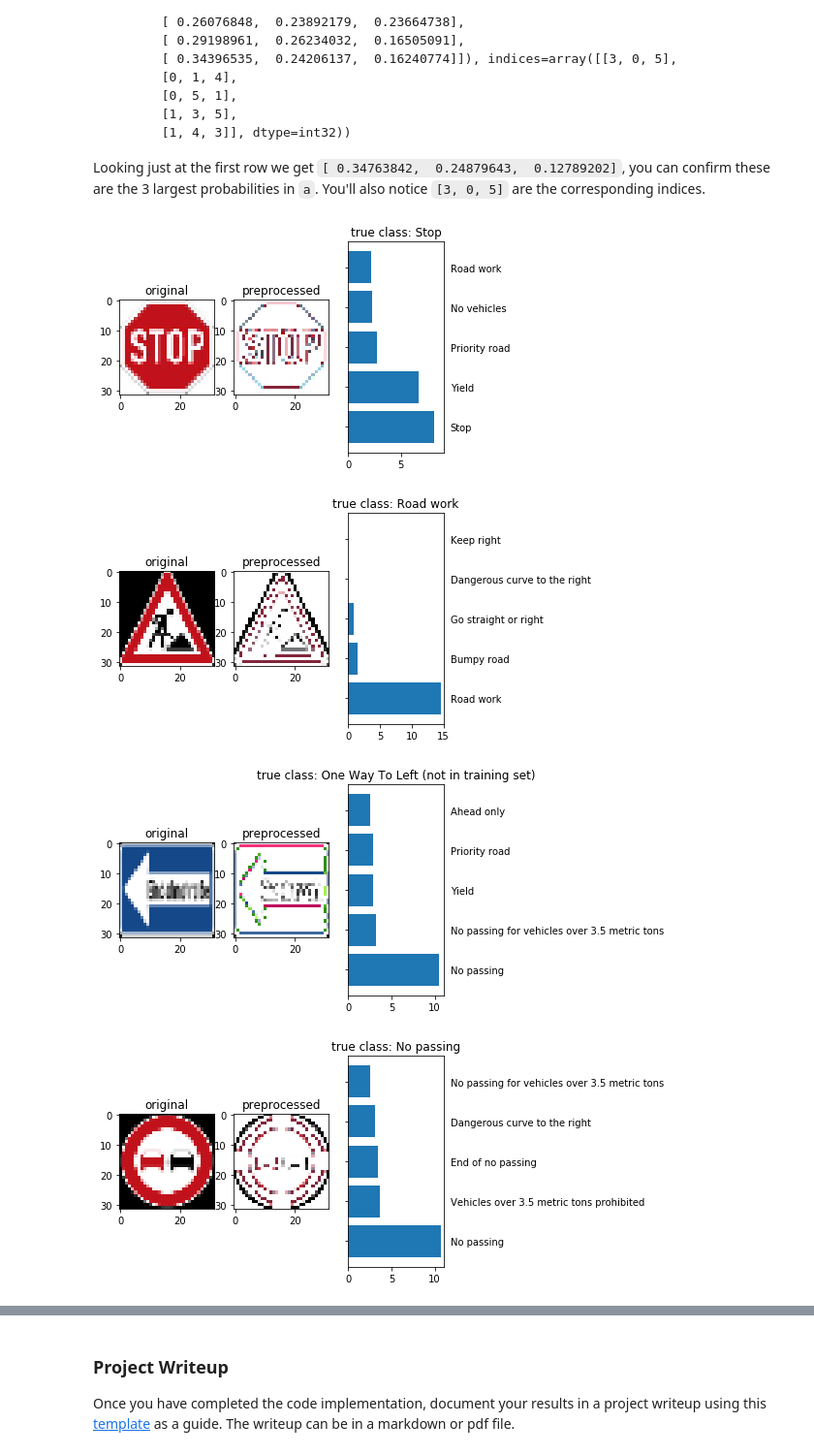
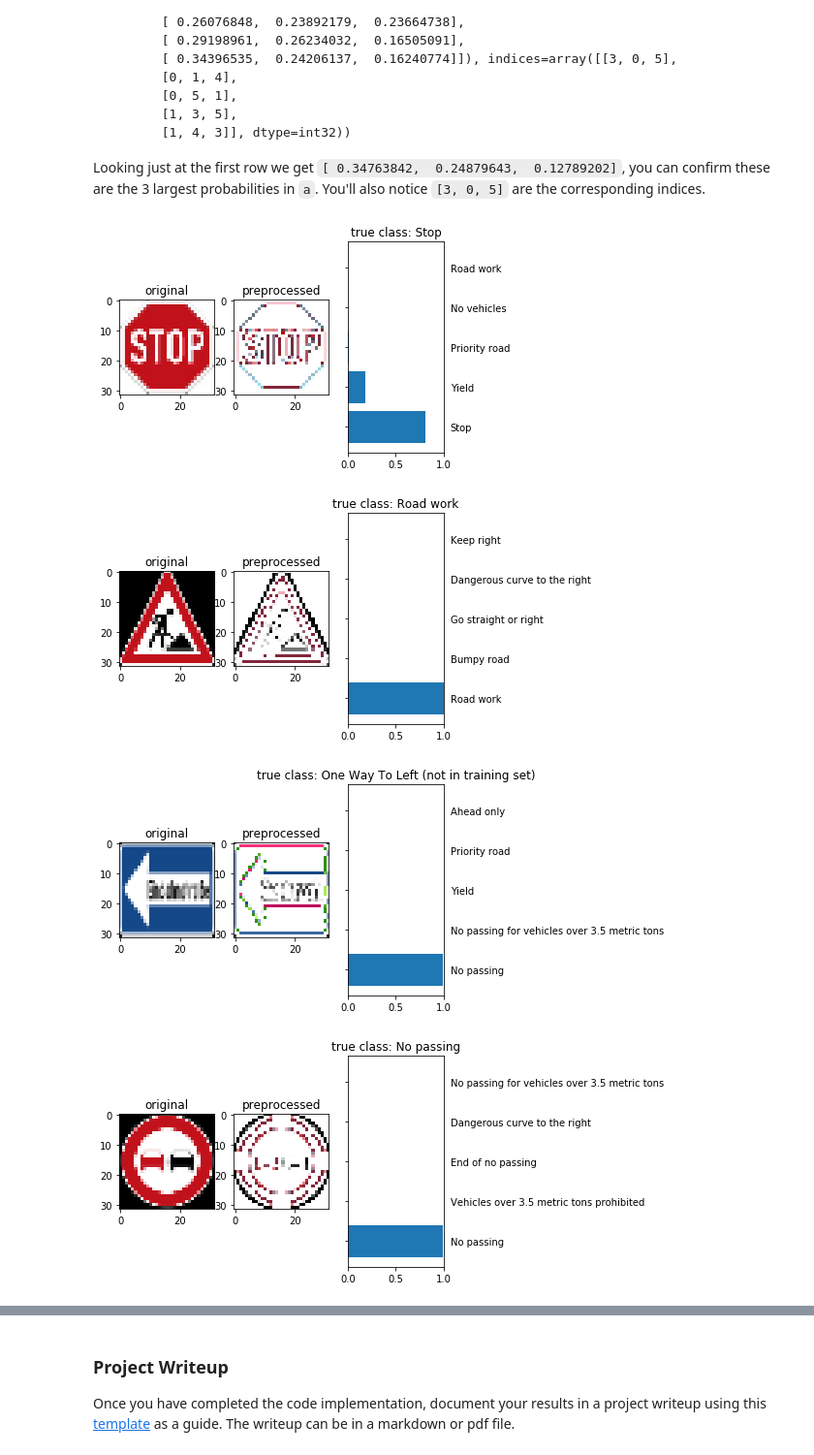
Before and after one commit to autohandle/TrafficSignClassifierProject, a Jupyter notebook: Traffic_Sign_Classifier.ipynb, the cells around one changed output, grey strips where cells are left out. Shown at 97% size. Saved outputs shown, nothing was run; the diff lists cells and outputs as text; code cells hidden in the pictures.

Commit message:
added softmax to top 5

```diff
--- a/Traffic_Sign_Classifier.ipynb
+++ b/Traffic_Sign_Classifier.ipynb
@@ -723,6 +767,19 @@ with tf.Session() as sess:
     #print("predictions:",predictions,", trueClass:",trueClass,", predicitions.type:", type(predictions))
     print("predictions:",predictions)
 print("predictions.indices:",predictions.indices,", predictions.indices.type:", type(predictions.indices),", predictions.indices.shape:", predictions.indices.shape)
+
+predictionSums=np.sum(predictions.values, axis=1).reshape((5,1))
+print("predictionSums:",predictionSums, ", predictionSums.shape:", predictionSums.shape)
+probabilities = predictions.values/predictionSums
+print("probabilities:",probabilities, ", probabilities.shape:", probabilities.shape)
+
+#def softmax(x):
+#    """Compute softmax values for each sets of scores in x."""
+#    e_x = np.exp(x - np.max(x))
+#    return e_x / e_x.sum(axis=0) # only difference
+
+probabilities = softmax(predictions.values, axis=1)
+print("probabilities:",probabilities, ", probabilities.shape:", probabilities.shape)
 # %% [output]
 rgbImage32x32Array.shape: (5, 32, 32, 3) , type: uint8
 NX_RgbImageList.shape: (5, 32, 32, 4) , type: float64
@@ -798,32 +855,34 @@ Looking just at the first row we get `[ 0.34763842,  0.24879643,  0.12789202]`,
 # %%
 ### Print out the top five softmax probabilities for the predictions on the German traffic sign images found on the web.
 ### Feel free to use as many code cells as needed.
 import math
 
 predictedImageCount=len(rgbImage32x32Array)
 for imageId in range(predictedImageCount):
     plt.figure(imageId)
     axis=plt.subplot(1,3,1)
     axis.set_title("original")
     plt.imshow(rgbImage32x32Array[imageId])
     axis=plt.subplot(1,3,2)
     axis.set_title("preprocessed")
     plt.imshow(NX_RgbImageList[imageId])
     axis=plt.subplot(1,3,3)
     axis.set_title("true class: "+signNameDictionary[trueClass[imageId]])
-    axis.set_xlim(0, math.ceil(np.max(predictions.values[imageId])))
-    plt.barh(np.arange(predictedImageCount),predictions.values[imageId], align="center")
+    axis.set_xlim(0, math.ceil(np.max(probabilities[imageId])))
+    #axis.set_xlim(0, math.ceil(np.max(predictions.values[imageId])))
+    #plt.barh(np.arange(predictedImageCount),predictions.values[imageId], align="center")
+    plt.barh(np.arange(predictedImageCount),probabilities[imageId], align="center")
     #print("signNameDictionary:", signNameDictionary," signNameDictionary[0]:", signNameDictionary[0])
     listOfPredictions=predictions.indices[imageId].tolist()
     #print("listOfPredictions:", listOfPredictions," listOfPredictions.type:", type(listOfPredictions))
     listOfSignNames=[signNameDictionary[index] for index in listOfPredictions]
     #print ("listOfSignNames:", listOfSignNames )
     plt.yticks(np.arange(predictedImageCount), listOfSignNames)
     plt.tick_params(axis='both', which='both', labelleft='off', labelright='on')
     plt.show()
 plt.close()
 # %% [output]
-[figure, old version]
+[figure, new version]
-[figure, old version]
+[figure, new version]
-[figure, old version]
+[figure, new version]
-[figure, old version]
+[figure, new version]
```
Also changed, not shown: parts of 3 cells of this notebook.
